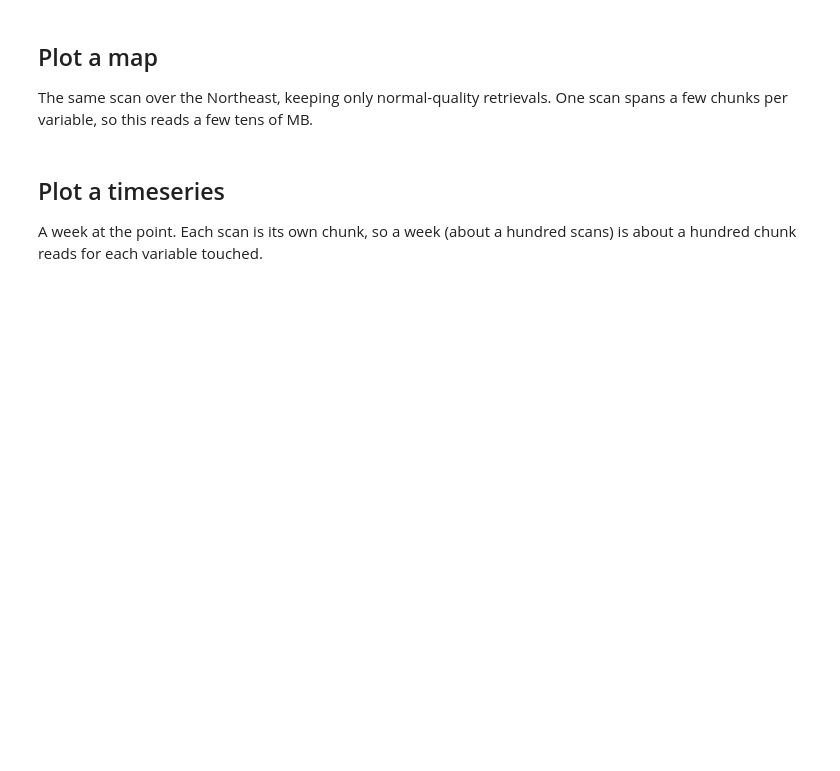
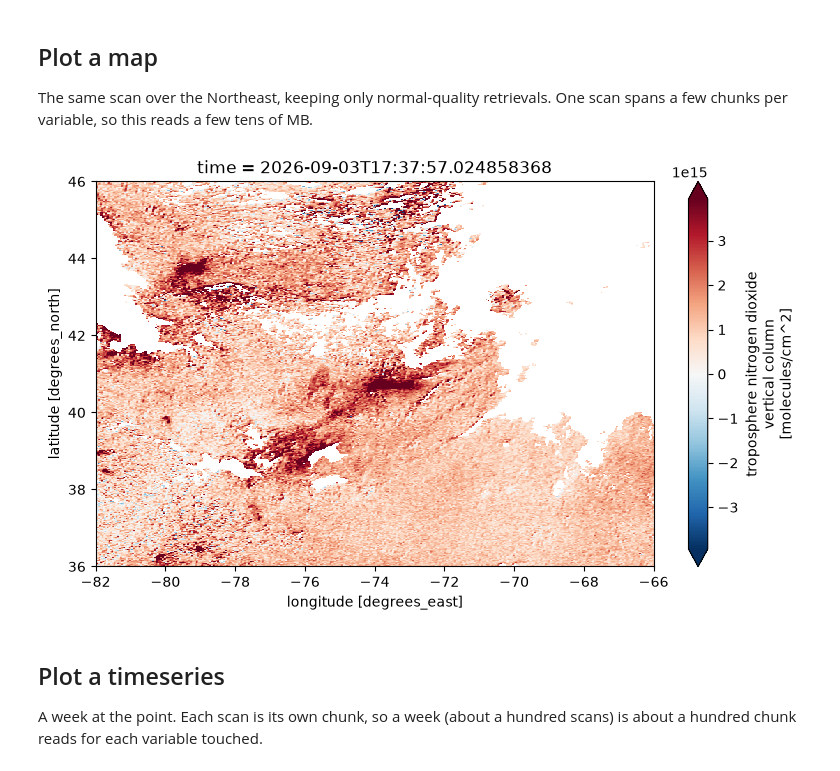
Before and after one commit to virtual-zarr/tempo-virtual-zarr-pipeline, a Jupyter notebook: docs/examples/quickstart.ipynb, the cells around one changed output. Drawn from its saved outputs; the diff is of its cells as text; code cells hidden in the pictures; blank space fills up the shorter version.

```diff
--- a/docs/examples/quickstart.ipynb
+++ b/docs/examples/quickstart.ipynb
@@ -87,9 +107,13 @@ One scan spans a few chunks per variable, so this reads a few tens of MB.
 # %%
 northeast = scan.sel(latitude=slice(36, 46), longitude=slice(-82, -66))
 good = northeast.vertical_column_troposphere.where(
-    northeast.main_data_quality_flag == 0
+    (northeast.main_data_quality_flag == 0) &
+    (northeast.eff_cloud_fraction < 0.5) &
+    (northeast.solar_zenith_angle < 80)
 )
 good.plot(robust=True, figsize=(9, 5));
+# %% [output]
+[figure, added]
 # %% [markdown]
 ## Plot a timeseries
 
```
Also changed, not shown: parts of 3 cells of this notebook.
